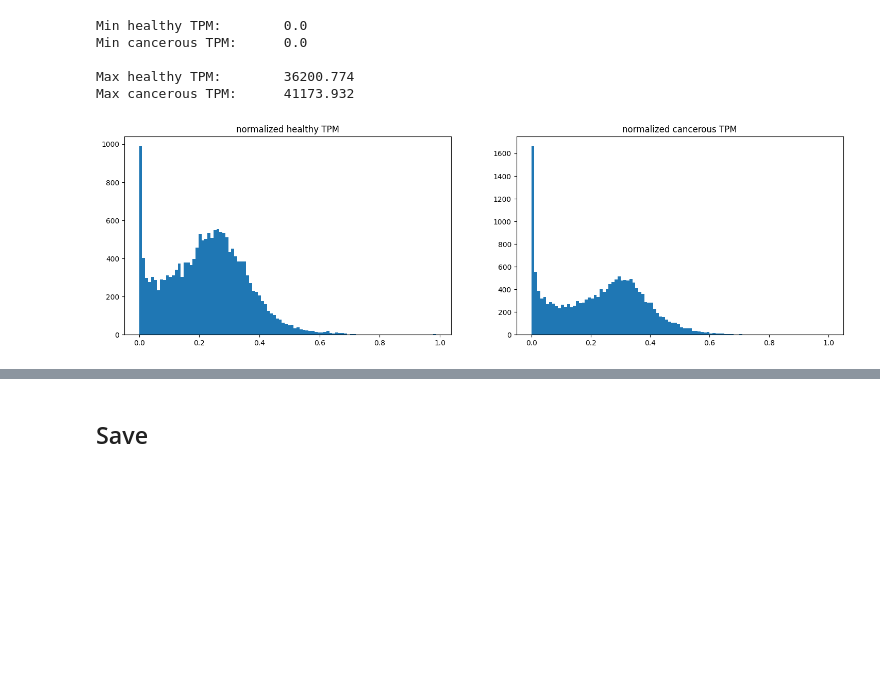
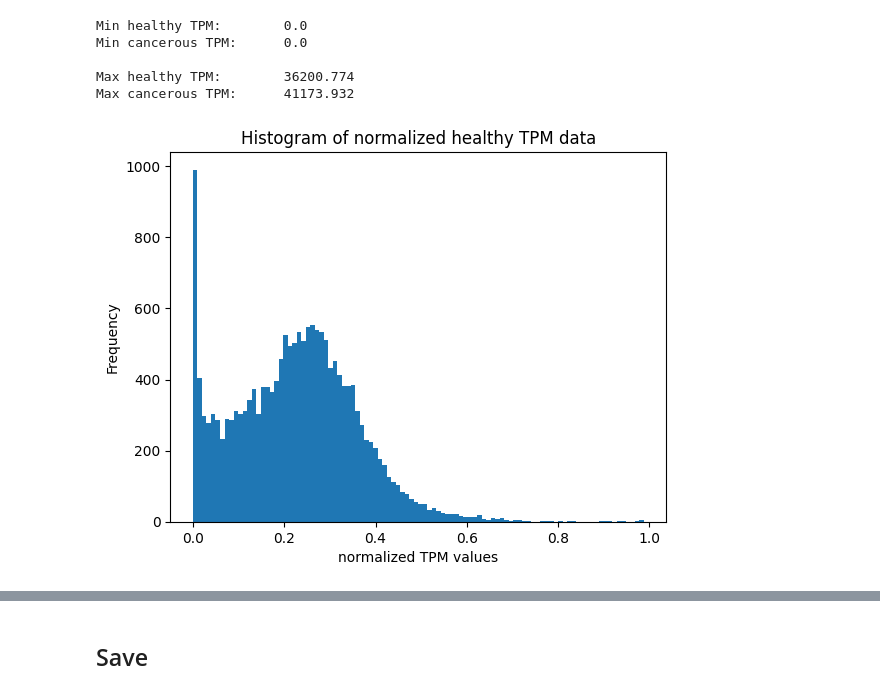
Before and after one commit to SiBergmann/gene_activity_in_lung_cancer, a Jupyter notebook: code/gene_nodes.ipynb, the cells around one changed output, grey strips where cells are left out. Saved outputs shown, nothing was run; the diff lists cells and outputs as text; code cells hidden in the pictures; blank space fills up the shorter version.

Commit message:
corrected image size and table names, and added Graph DB setup

```diff
--- a/code/gene_nodes.ipynb
+++ b/code/gene_nodes.ipynb
@@ -15,7 +15,9 @@ Nodes are genes with the following information:
 - TPM value for healthy lung tissue
 - TMP difference between cancer and healthy tissue
 # %%
-df_gtex = pd.read_csv('../processed_data/GTEX_healthy_mean.csv')
+df_gtex = pd.read_csv('../processed_data/GTEX_healthy_mean.csv', usecols=['Gene ID', 'healthy TPM'])
 df_cmp = pd.read_csv('../processed_data/CMP_cancer_mean.csv')
 
 df_protein_gene = pd.read_csv('../import_data/ENSEMBLE/biomart_gene_protein.txt',  sep='\t')
+
+plt.figure(figsize=(20, 5))
@@ -22,7 +27,3 @@ df_protein_gene = pd.read_csv('../import_data/ENSEMBLE/biomart_gene_protein.txt'
-# %%
-# rename columns
-df_gtex.rename(columns={'tpm': 'healthy tpm'}, inplace=True)
-df_cmp.rename(columns={'name': 'name', 'tpm': 'cancerous tpm'}, inplace=True)
 # %% [markdown]
 ## List of genes that have a gene-protein connection
 # %%
@@ -38,10 +39,10 @@ len(protein_genes)
 df_nodes_cancer = df_cmp.copy()
 df_nodes_healthy = df_gtex.copy()
 
-df_nodes_genes = df_nodes_cancer.merge(df_nodes_healthy, on='id', how='inner')
+df_nodes_genes = df_nodes_cancer.merge(df_nodes_healthy, on='Gene ID', how='inner')
 
 # filter out those without gene-protein connection
-df_nodes_genes = df_nodes_genes[df_nodes_genes['id'].isin(protein_genes)]
+df_nodes_genes = df_nodes_genes[df_nodes_genes['Gene ID'].isin(protein_genes)]
 
 print(f"There are {df_nodes_genes.shape[0]} rows in the merged dataset. All have a healthy and a cancer TPM value.")
 
@@ -90,29 +91,24 @@ Max healthy TPM:        36200.774
 Max cancerous TPM:      41173.932
 # %%
 # min and max over two datasets
-min_tpm = min(df_nodes_genes['healthy tpm'].min(),
-              df_nodes_genes['cancerous tpm'].min()
+min_tpm = min(df_nodes_genes['healthy TPM'].min(),
+              df_nodes_genes['cancerous TPM'].min()
               )
-max_tpm = max(df_nodes_genes['healthy tpm'].max(),
-              df_nodes_genes['cancerous tpm'].max()
+max_tpm = max(df_nodes_genes['healthy TPM'].max(),
+              df_nodes_genes['cancerous TPM'].max()
               )
 
 # perform log normalization
-df_nodes_genes['norm healthy tpm'] = log_norm_scaling(df_nodes_genes['healthy tpm'], min_tpm, max_tpm)
-df_nodes_genes['norm cancerous tpm'] = log_norm_scaling(df_nodes_genes['cancerous tpm'], min_tpm, max_tpm)
+df_nodes_genes['norm healthy TPM'] = log_norm_scaling(df_nodes_genes['healthy TPM'], min_tpm, max_tpm)
+df_nodes_genes['norm cancerous TPM'] = log_norm_scaling(df_nodes_genes['cancerous TPM'], min_tpm, max_tpm)
 # %%
 # norm healthy tpm
-plt.figure(figsize=(18, 5))
-plt.subplot(1, 2, 1)
-plt.hist(df_nodes_genes['norm healthy tpm'], bins=100)
-plt.title('normalized healthy TPM')
+plt.hist(df_nodes_genes['norm healthy TPM'], bins=100)
+plt.title('Histogram of normalized healthy TPM data')
+plt.xlabel('normalized TPM values')
+plt.ylabel('Frequency')
 
-# norm cmp tpm
-plt.subplot(1, 2, 2)
-plt.hist(df_nodes_genes['norm cancerous tpm'], bins=100)
-plt.title('normalized cancerous TPM')
-
-plt.savefig('../tex/figures/03_02_normalized_tpm.png')
+plt.savefig('../tex/figures/03_02_normalized_gtex_tpm.png')
 plt.show()
 # %% [output]
-[figure, old version]
+[figure, new version]
```
Also changed, not shown: parts of 11 cells of this notebook, 9 other files.
